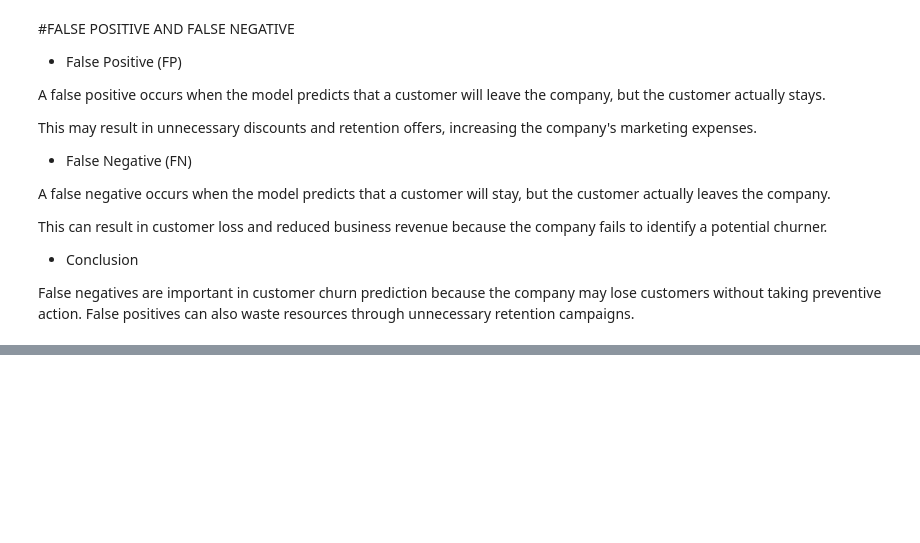
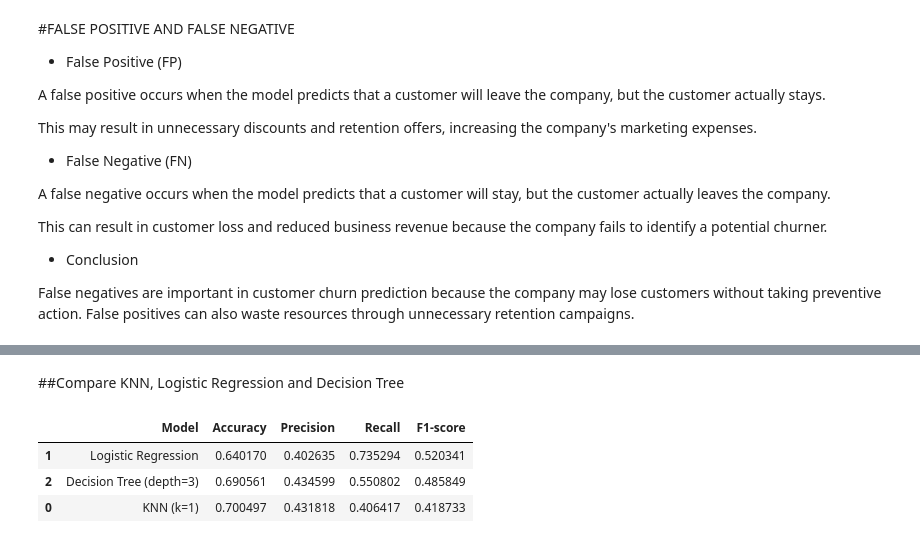
Before and after one commit to mahadevansnath/KNN_LogisticRegression_ModelEvaluation_casestudy, a Jupyter notebook: M_Mahadevan_TelcoChurn_KNN_LogReg.ipynb, the cells around one changed output, grey strips where cells are left out. Saved outputs shown, nothing was run; the diff lists cells and outputs as text; code cells hidden in the pictures; blank space fills up the shorter version.

```diff
--- a/M_Mahadevan_TelcoChurn_KNN_LogReg.ipynb
+++ b/M_Mahadevan_TelcoChurn_KNN_LogReg.ipynb
@@ -738,0 +843,33 @@ False negatives are important in customer churn prediction because the company m
+# %% [markdown]
+##Compare KNN, Logistic Regression and Decision Tree
+# %%
+comparison_df = pd.DataFrame([
+    {
+        "Model": f"KNN (k={best_k})",
+        "Accuracy": accuracy_score(y_test, knn_test_pred),
+        "Precision": precision_score(y_test, knn_test_pred, zero_division=0),
+        "Recall": recall_score(y_test, knn_test_pred, zero_division=0),
+        "F1-score": f1_score(y_test, knn_test_pred, zero_division=0)
+    },
+    {
+        "Model": "Logistic Regression",
+        "Accuracy": accuracy_score(y_test, log_test_pred),
+        "Precision": precision_score(y_test, log_test_pred, zero_division=0),
+        "Recall": recall_score(y_test, log_test_pred, zero_division=0),
+        "F1-score": f1_score(y_test, log_test_pred, zero_division=0)
+    },
+    {
+        "Model": f"Decision Tree (depth={int(best_depth)})",
+        "Accuracy": accuracy_score(y_test, dt_test_pred),
+        "Precision": precision_score(y_test, dt_test_pred, zero_division=0),
+        "Recall": recall_score(y_test, dt_test_pred, zero_division=0),
+        "F1-score": f1_score(y_test, dt_test_pred, zero_division=0)
+    }
+])
+
+display(comparison_df.sort_values("F1-score", ascending=False))
+# %% [output]
+|  | Model | Accuracy | Precision | Recall | F1-score |
+| 1 | Logistic Regression | 0.640170 | 0.402635 | 0.735294 | 0.520341 |
+| 2 | Decision Tree (depth=3) | 0.690561 | 0.434599 | 0.550802 | 0.485849 |
+| 0 | KNN (k=1) | 0.700497 | 0.431818 | 0.406417 | 0.418733 |
```
Also changed, not shown: parts of 8 cells of this notebook.
